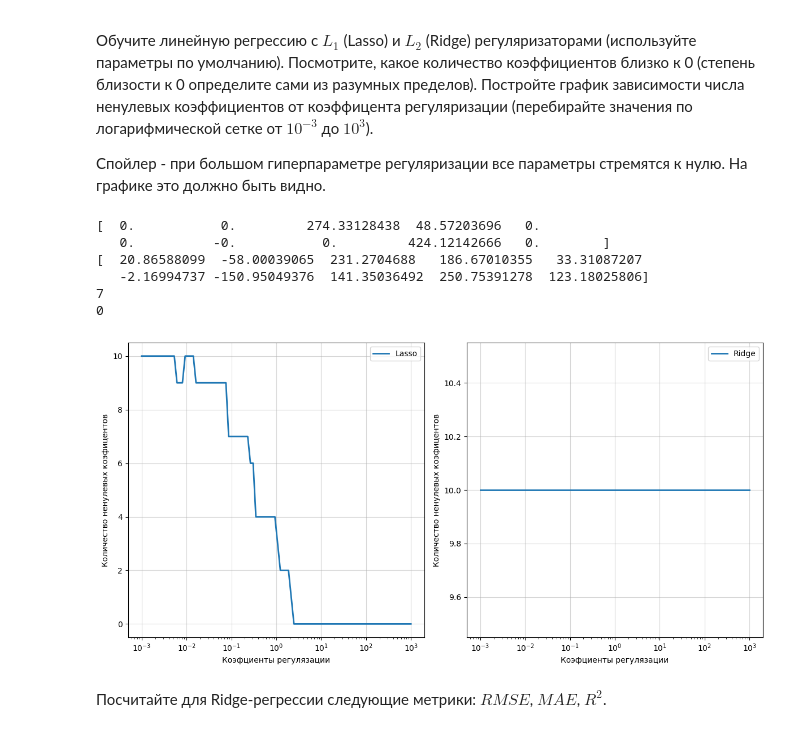
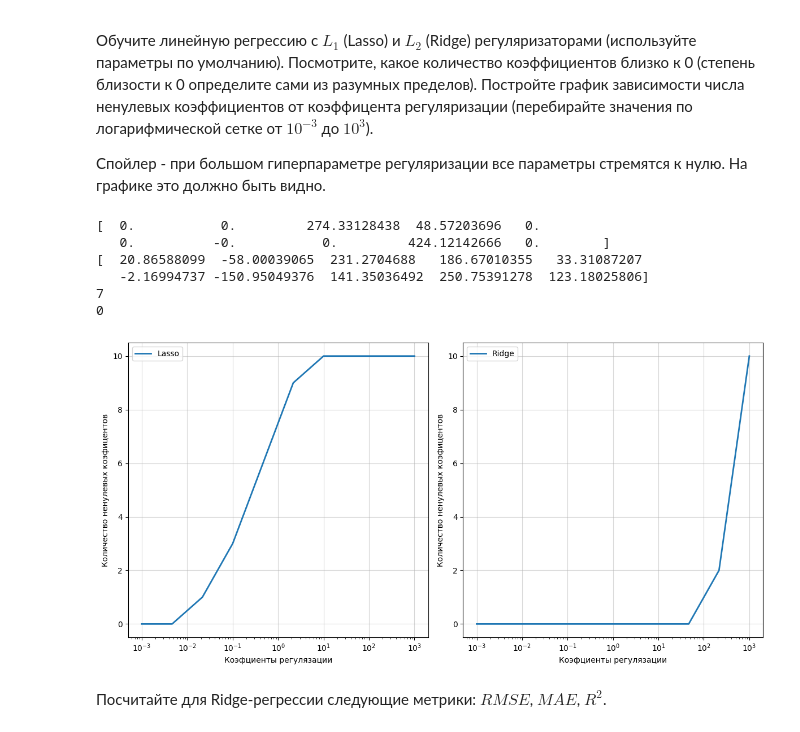
Before and after one commit to MaksimXXD/ML, a Jupyter notebook: Task 4/task4_linreg_tune_practice.ipynb, the cells around one changed output. Drawn from its saved outputs; the diff is of its cells as text; code cells hidden in the pictures.

```diff
--- a/Task 4/task4_linreg_tune_practice.ipynb
+++ b/Task 4/task4_linreg_tune_practice.ipynb
@@ -36,8 +36,8 @@ from sklearn.linear_model import Ridge, Lasso
 import matplotlib.pyplot as plt
 import numpy as np
 # %%
-eps1 = 1e-6
-eps2 = 1e-2
+eps1 = 1e-1
+eps2 = 1
 lasso_default = Lasso()
 ridge_default = Ridge()
 lasso_default.fit(X_train,y_train)
@@ -46,42 +46,42 @@ print(lasso_default.coef_)
 print(ridge_default.coef_)
 print(np.sum(np.abs(lasso_default.coef_) < eps1))
 print(np.sum(np.abs(ridge_default.coef_) < eps2))
-alpha_space = np.logspace(-3,3,100)
+alpha_space = np.logspace(-3,3,10)
 lasso_space = []
 ridge_space = []
 for u in alpha_space:
     lasso = Lasso(u)
     ridge = Ridge(u)
     lasso.fit(X_train,y_train)
     ridge.fit(X_train,y_train)
-    lasso_space.append(np.sum(np.abs(lasso.coef_) > eps1))
-    ridge_space.append(np.sum(np.abs(ridge.coef_) > eps2))
+    lasso_space.append(np.sum(np.abs(lasso.coef_) < eps1))
+    ridge_space.append(np.sum(np.abs(ridge.coef_) < eps2))
 plt.figure(figsize=(12,6))
 plt.subplot(1,2,1)
 plt.semilogx(alpha_space,lasso_space, linewidth=2, label='Lasso')
 plt.xlabel("Коэфциенты регулязации")
 plt.ylabel("Количество ненулевых коэфицентов")
 plt.grid(True, alpha=0.5)
 plt.legend()
 
 
 plt.subplot(1,2,2)
 plt.semilogx(alpha_space,ridge_space, linewidth=2, label='Ridge')
 plt.xlabel("Коэфциенты регулязации")
 plt.ylabel("Количество ненулевых коэфицентов")
 plt.grid(True, alpha=0.5)
 plt.legend()
 
 plt.tight_layout()
 plt.show()
 # %% [output]
 [  0.           0.         274.33128438  48.57203696   0.
    0.          -0.           0.         424.12142666   0.        ]
 [  20.86588099  -58.00039065  231.2704688   186.67010355   33.31087207
    -2.16994737 -150.95049376  141.35036492  250.75391278  123.18025806]
 7
 0
-[figure, old version]
+[figure, new version]
 # %% [markdown]
 Посчитайте для Ridge-регрессии следующие метрики: $RMSE$, $MAE$, $R^2$.
 # %%
```
Also changed, not shown: parts of 4 cells of this notebook.
